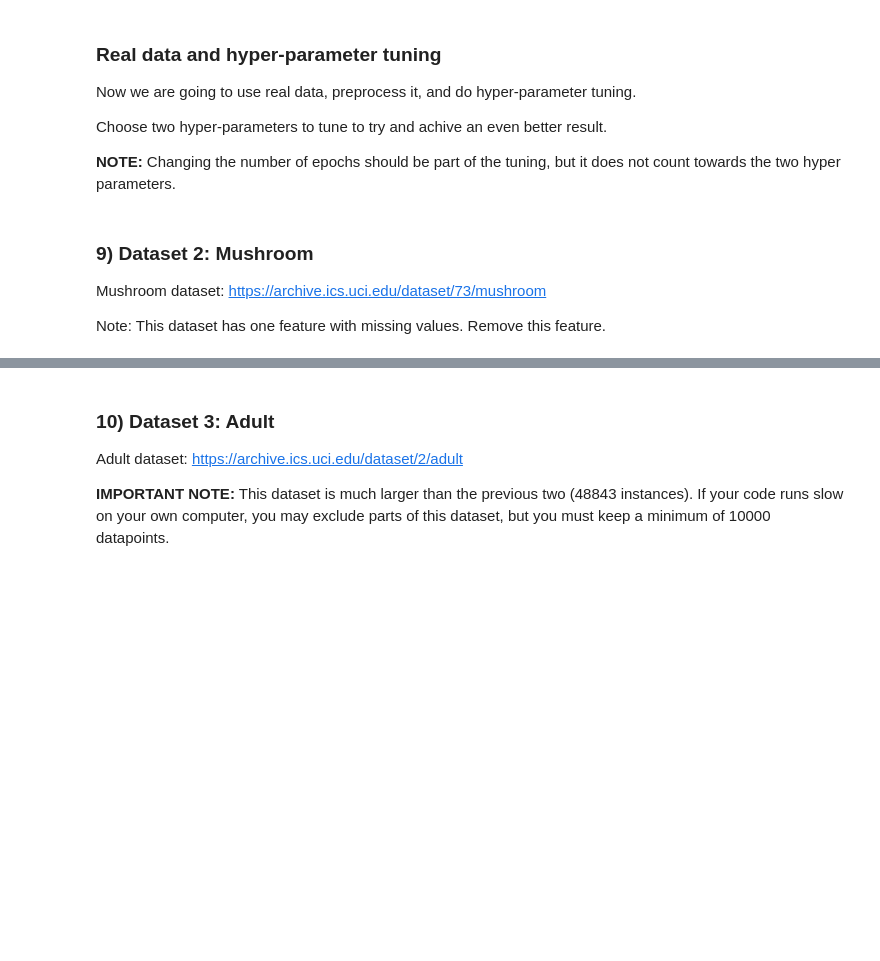
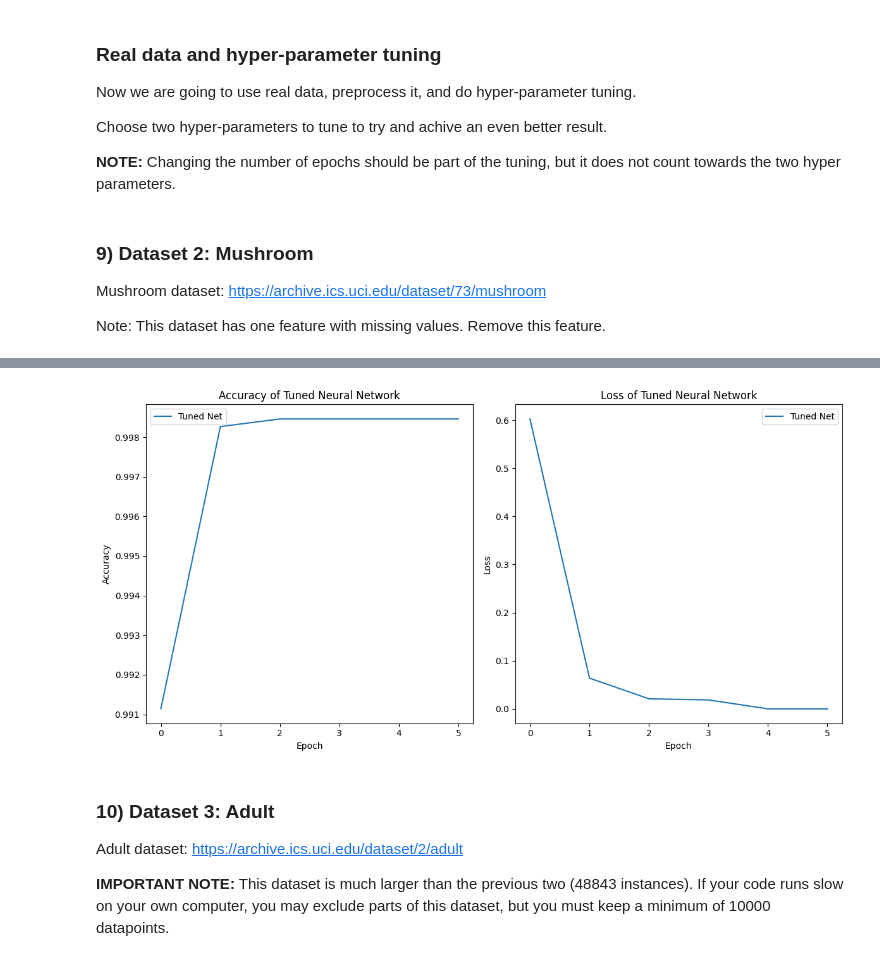
Before and after one commit to JoelScarinius/Neural_Network, a Jupyter notebook: ML-Assignment_3_Joel_Scarinius_Stavmo.ipynb, the cells around one changed output, grey strips where cells are left out. Cells and saved outputs as stored; diff of their text form; code cells hidden in the pictures; blank space fills up the shorter version.

```diff
--- a/ML-Assignment_3_Joel_Scarinius_Stavmo.ipynb
+++ b/ML-Assignment_3_Joel_Scarinius_Stavmo.ipynb
@@ -771,5 +788,92 @@ When hyper-parameter tuning, please write the parameters and network sizes you t
 # %%
 # TODO: Hyper-parameter tuning
+params = {
+    "Batch Size": [8, 16, 32, 64],
+    "Learning Rate": [0.1, 0.01, 0.001, 0.0001],
+}
+
+best_params = {
+    "Batch Size": [],
+    "Learning Rate": [],
+    "Accuracy": [],
+}
+
+for batch_size in params["Batch Size"]:
+    for learning_rate in params["Learning Rate"]:
+        nn = NeuralNet(
+            input_dim=input_dim,
+            output_dim=output_dim,
+            neurons=neurons,
+            loss_function="SCE",
+            output_activation="Softmax",
+        )
+        _, _ = nn.train_net(
+            X_train,
+            y_train,
+            batch_size=batch_size,
+            epochs=75,
+            learning_rate=learning_rate,
+            use_validation_data=True,
+            early_stopping=3,
+        )
+        y_pred = nn.forward(X_test)
+        y_pred = np.argmax(y_pred, axis=1)
+        accuracy = accuracy_score(y_true=y_test.ravel(), y_pred=y_pred)
+        print("Batch Size:", batch_size)
+        print("Learning Rate:", learning_rate)
+        print("Accuracy:", accuracy)
+
+        best_params["Batch Size"].append(batch_size)
+        best_params["Learning Rate"].append(learning_rate)
+        best_params["Accuracy"].append(accuracy)
+
+best_accuracy = max(best_params["Accuracy"])
+best_index = best_params["Accuracy"].index(best_accuracy)
+
+print("Best Parameter Values:")
+print("Best Batch Size:", best_params["Batch Size"][best_index])
+print("Best Learning Rate:", best_params["Learning Rate"][best_index])
+print("Best Accuracy:", best_accuracy)
+
+print("Hyper-Parameter Tuned Neural Net:")
+nn = NeuralNet(
+    input_dim=input_dim,
+    output_dim=output_dim,
+    neurons=neurons,
+    loss_function="SCE",
+    output_activation="Softmax",
+)
+loss, epoch_accuracies = nn.train_net(
+    X_train,
+    y_train,
+    batch_size=best_params["Batch Size"][best_index],
+    epochs=75,
+    learning_rate=best_params["Learning Rate"][best_index],
+    use_validation_data=True,
+    early_stopping=3,
+)
+y_pred = nn.forward(X_test)
+y_pred = np.argmax(y_pred, axis=1)
+print("Accuracy:", accuracy_score(y_true=y_test.ravel(), y_pred=y_pred))
 
 # TODO: Visualize the loss after hyper-parameter tuning for each epoch
 # TODO: Visualize the test accuracy after hyper-parameter tuning for each epoch
+plt.figure(figsize=(12, 6))
+
+plt.subplot(1, 2, 1)
+plt.plot(epoch_accuracies, label="Tuned Net")
+plt.xlabel("Epoch")
+plt.ylabel("Accuracy")
+plt.title("Accuracy of Tuned Neural Network")
+plt.legend()
+
+plt.subplot(1, 2, 2)
+plt.plot(loss, label="Tuned Net")
+plt.xlabel("Epoch")
+plt.ylabel("Loss")
+plt.title("Loss of Tuned Neural Network")
+plt.legend()
+
+plt.tight_layout()
+plt.show()
+# %% [output]
@@ -776,3 +897,4 @@ When hyper-parameter tuning, please write the parameters and network sizes you t
+[figure, added]
 # %% [markdown]
 ### 10) Dataset 3: Adult
 
```
Also changed, not shown: parts of 15 cells of this notebook.
